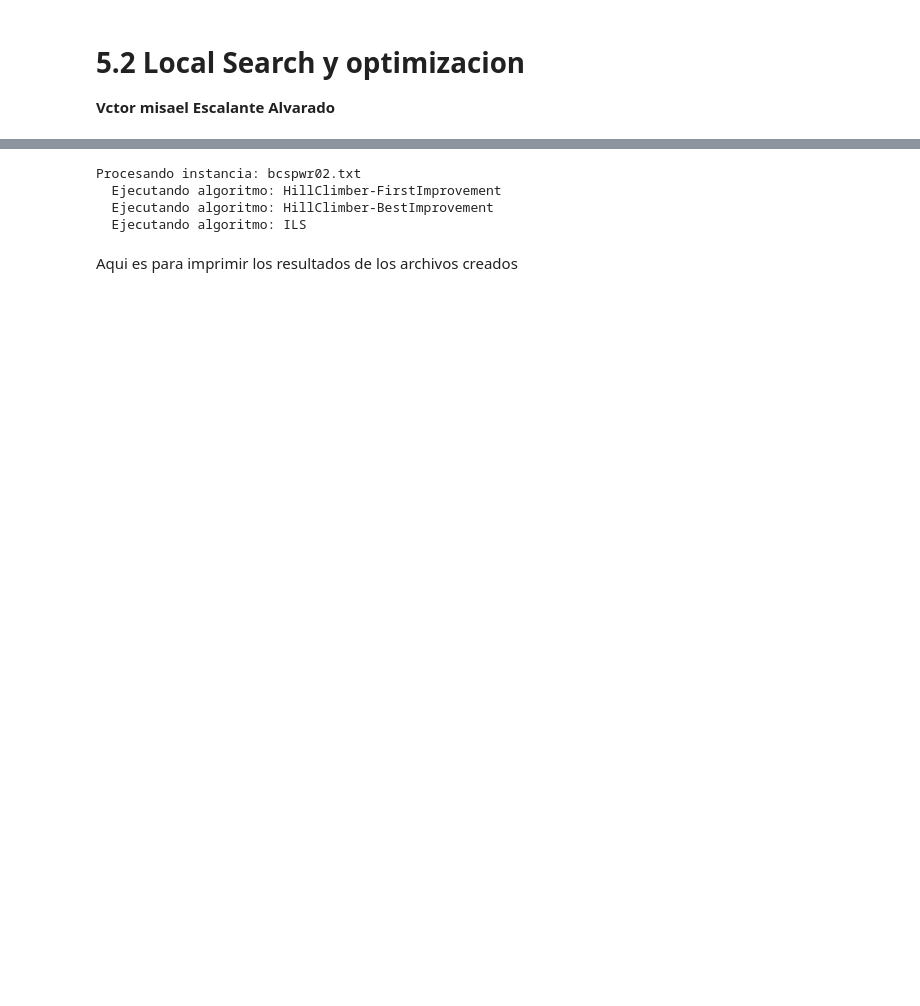
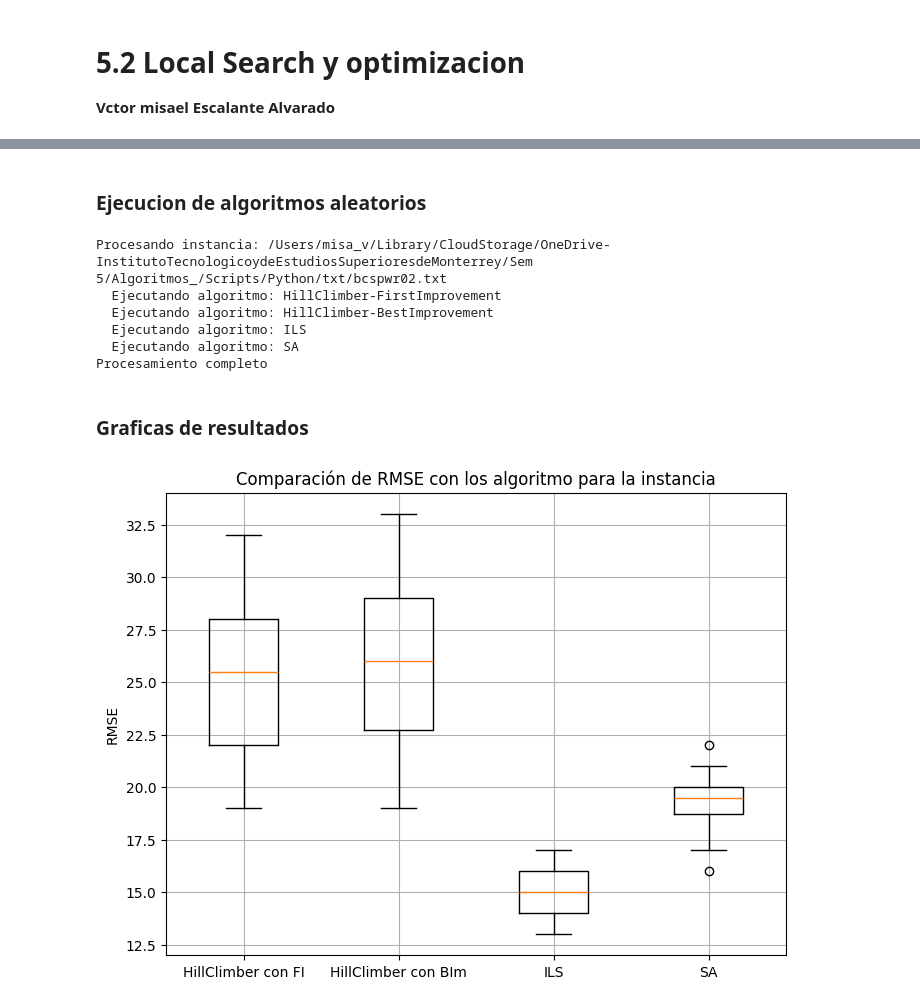
Before and after one commit to ElingeMisa/Algoritmos_, a Jupyter notebook: NoteBooks/5_2_Local_Search_y_optimización_Misael.ipynb, the cells around one changed output, grey strips where cells are left out. Drawn from its saved outputs; the diff is of its cells as text; code cells hidden in the pictures; blank space fills up the shorter version.

Commit message:
Add result files for various optimization algorithms including SA, ILS, and Hill Climber

```diff
--- a/NoteBooks/5_2_Local_Search_y_optimización_Misael.ipynb
+++ b/NoteBooks/5_2_Local_Search_y_optimización_Misael.ipynb
@@ -179,0 +52,5 @@ Este codigo de preferencia solo ejecutarlo 1 vez y ya
+# %%
+# La función del objetivo
+def obj(sol, conexiones, nodos):
+    posiciones = {nodo: sol.index(nodo) for nodo in nodos}  # Mapeo nodo -> posición
+    return max(abs(posiciones[u] - posiciones[v]) for u, v in conexiones)
@@ -179,0 +202,2 @@ Este codigo de preferencia solo ejecutarlo 1 vez y ya
+# %% [markdown]
+### Ejecucion de algoritmos aleatorios
@@ -180,26 +221,14 @@ Este codigo de preferencia solo ejecutarlo 1 vez y ya
 # %%
-#Ejecucion y guardar los grafos
-
-# Parámetros
-instances = ["bcspwr02.txt"]
-evaluations_limit = 1000
-algorithms = {
-    "HillClimber-FirstImprovement": lambda conexiones, nodos, limit: hill_climber(conexiones, nodos, 250, limit, "firstImprovement"),
-    "HillClimber-BestImprovement": lambda conexiones, nodos, limit: hill_climber(conexiones, nodos, 250, limit, "bestImprovement"),
-    "ILS": ils,
-    "SA": sa
-}
-num_executions = 20
-
 # Almacenar resultados
+# Tarda como 8 minutos en ejecutarse
 all_results = {instance: {algo: [] for algo in algorithms} for instance in instances}
 
 for instance in instances:
-    print(f"Procesando instancia: {instance}")
+    print(f"Procesando: {instance}")
     nodos, target_value, num_aristas, conexiones = leer_grafo(instance)
 
     for algo_name, algo_func in algorithms.items():
-        print(f"  Ejecutando algoritmo: {algo_name}")
+        print(f"  Ejecutando: {algo_name}")
         filename = f"{instance}_{algo_name}_results.txt"
 
         # Limpiar archivo anterior si existe
@@ -209,58 +238,61 @@ for instance in instances:
             cost = algo_func(conexiones, nodos, evaluations_limit)
 
             # Guardar en el archivo de resultados
-            save_partial_result_to_file(filename, cost)
+            partialtofile(filename, cost)
 
             # También guardar en memoria
             all_results[instance][algo_name].append(cost)
+
+print("Procesamiento completo")
 # %% [output]
-Procesando instancia: bcspwr02.txt
+Procesando instancia: /Users/misa_v/Library/CloudStorage/OneDrive-InstitutoTecnologicoydeEstudiosSuperioresdeMonterrey/Sem 5/Algoritmos_/Scripts/Python/txt/bcspwr02.txt
   Ejecutando algoritmo: HillClimber-FirstImprovement
   Ejecutando algoritmo: HillClimber-BestImprovement
   Ejecutando algoritmo: ILS
+  Ejecutando algoritmo: SA
+Procesamiento completo
-# %% [markdown]
-Aqui es para imprimir los resultados de los archivos creados
+# %% [markdown]
+### Graficas de resultados
 # %%
 #Los calculos de RMSE en de los archivos
 
-instances = ["bcspwr02.txt"]
+instances = [prefix + "bcspwr02.txt"]
 algorithms = ["HillClimber-FirstImprovement", "HillClimber-BestImprovement", "ILS", "SA"]
 
 # Estructura para almacenar los RMSE individualmente
 rmse_data = {instance: {algo_name: [] for algo_name in algorithms} for instance in instances}
 
 for instance in instances:
     # Leer los objectivos de lo sarchivos
     _, target_value, _, _ = leer_grafo(instance)
 
     for algo_name in algorithms:
         # Leer los resultados desde el archivo correspondiente
         result_filename = f"{instance}_{algo_name}_results.txt"
-        costs = read_values_from_file(result_filename)
+        costs = read_val(result_filename)
 
         # Calcular RMSE individuales y almacenarlos
         rmse_values = calculate_rmse_individual(costs, target_value)
         rmse_data[instance][algo_name] = rmse_values
 
 #Aqui se hacen los grafos
 for instance in instances:
     # Preparar los datos para el gráfico
     data = []
     labels = []
 
     for algo_name in algorithms:
         # Obtener la lista de RMSE para cada algoritmo
         rmse_values = rmse_data[instance][algo_name]
         data.append(rmse_values)  # Matplotlib espera listas anidadas
         labels.append(algo_name)
 
     # Crear el boxplot para las comparaciones
-    plt.figure(figsize=(12, 6))
-    #plt.boxplot(data, labels)  # Reemplazar lo s"labels" por los "tick_labels" y hacerlos marcar correctamente
-    #plt.boxplot(data, tick_labels=labels)  # Reemplazar lo s"labels" por los "tick_labels" y hacerlos marcar correctamente
-    plt.boxplot(data, labels=["HillClimber-FirstImprovement", "HillClimber-BestImprovement", "ILS", "SA"])  # Reemplazar lo s"labels" por los "tick_labels" y hacerlos marcar correctamente
-    plt.title(f"Comparación de RMSE con los algoritmo para la instancia {instance}")
+    plt.figure(figsize=(8,6))
+    plt.boxplot(data, labels=["HillClimber con FI", "HillClimber con BIm", "ILS", "SA"])
+    plt.title(f"Comparación de RMSE con los algoritmo para la instancia")
     plt.ylabel("RMSE")
-    plt.xlabel("Algoritmo")
     plt.grid()
     plt.show()
+# %% [output]
+[figure, added]
```
Also changed, not shown: parts of 21 cells of this notebook, 4 other files.
